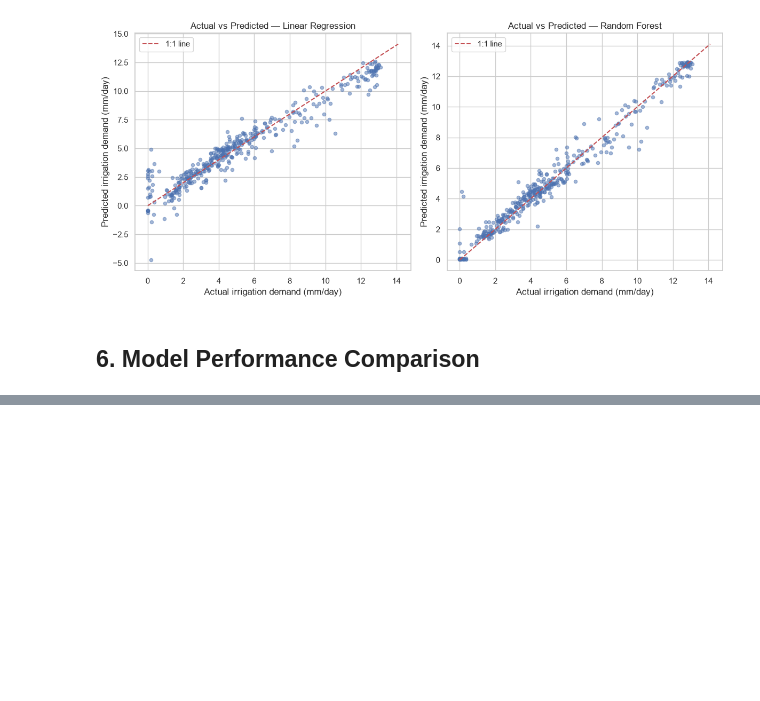
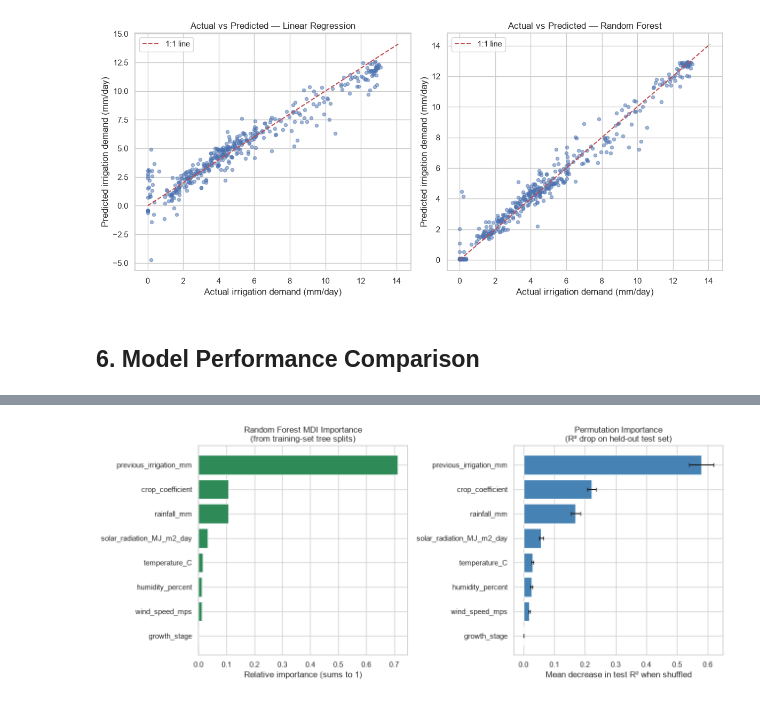
Before and after one commit to Akhil-Nistala/irrigation-ml-demand, a Jupyter notebook: model_training.ipynb, the cells around one changed output, grey strips where cells are left out. Saved outputs shown, nothing was run; the diff lists cells and outputs as text; code cells hidden in the pictures; blank space fills up the shorter version.

```diff
--- a/model_training.ipynb
+++ b/model_training.ipynb
@@ -115,7 +115,6 @@ models = {
     "Linear Regression": LinearRegression(),
     "Decision Tree": DecisionTreeRegressor(max_depth=8, random_state=RANDOM_STATE),
     "Random Forest": RandomForestRegressor(n_estimators=300, max_depth=10, random_state=RANDOM_STATE, n_jobs=-1),
-    "Gradient Boosting": GradientBoostingRegressor(random_state=RANDOM_STATE),
 }
 
 predictions = {}
@@ -241,0 +215,24 @@ matching their *direct* role in the FAO-56 water balance (`ETc = ET0×Kc`,
+# %%
+# 1. Correlation with target (full dataset, simplest baseline measure)
+correlation = df[FEATURES + [TARGET]].corr()[TARGET].drop(TARGET).sort_values(ascending=False)
+
+# 2. Random Forest MDI (mean decrease in impurity) importance
+rf = models["Random Forest"]
+mdi_importance = pd.Series(rf.feature_importances_, index=FEATURES)
+
+# 3. Permutation importance, evaluated on the held-out TEST set (R2 scoring)
+perm_result = permutation_importance(
+    rf, X_test, y_test, n_repeats=30, random_state=RANDOM_STATE, scoring="r2", n_jobs=-1
+)
+perm_importance = pd.Series(perm_result.importances_mean, index=FEATURES)
+perm_importance_std = pd.Series(perm_result.importances_std, index=FEATURES)
+
+importance_summary = pd.DataFrame({
+    "correlation_with_target": correlation,
+    "rf_mdi_importance": mdi_importance,
+    "rf_permutation_importance_mean": perm_importance,
+    "rf_permutation_importance_std": perm_importance_std,
+}).sort_values("rf_permutation_importance_mean", ascending=False)
+
+importance_summary.to_csv("report/feature_importance_summary.csv")
+importance_summary.round(4)
@@ -241,0 +249,19 @@ matching their *direct* role in the FAO-56 water balance (`ETc = ET0×Kc`,
+# %%
+order = importance_summary.sort_values("rf_permutation_importance_mean", ascending=True).index
+
+fig, axes = plt.subplots(1, 2, figsize=(13, 5.5))
+
+axes[0].barh(order, mdi_importance.loc[order], color="seagreen")
+axes[0].set_title("Random Forest MDI Importance\n(from training-set tree splits)")
+axes[0].set_xlabel("Relative importance (sums to 1)")
+
+axes[1].barh(order, perm_importance.loc[order], xerr=perm_importance_std.loc[order],
+             color="steelblue", capsize=3)
+axes[1].set_title("Permutation Importance\n(R² drop on held-out test set)")
+axes[1].set_xlabel("Mean decrease in test R² when shuffled")
+
+plt.tight_layout()
+plt.savefig("figures/07_feature_importance_comparison.png", dpi=150)
+plt.show()
+# %% [output]
+[figure, added]
```
Also changed, not shown: parts of 18 cells of this notebook, 15 other files.
